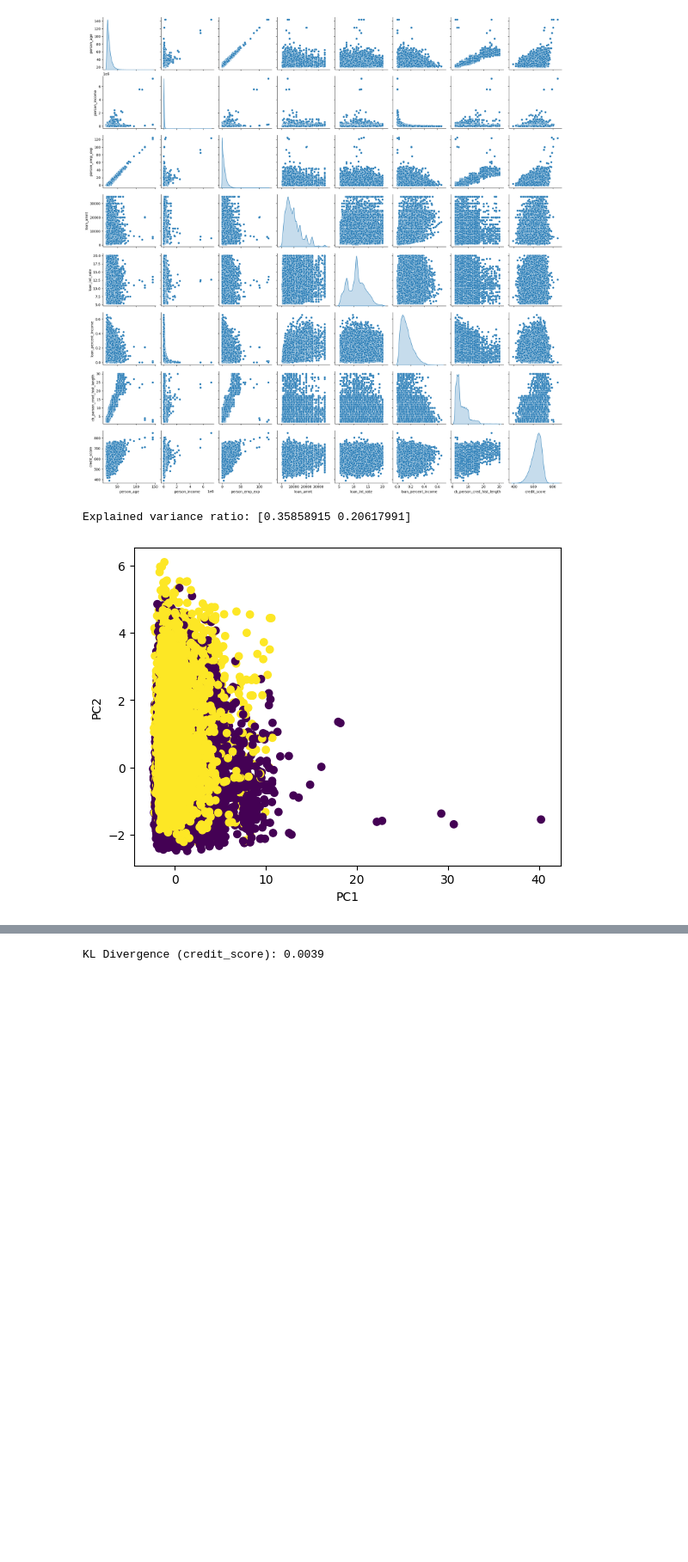
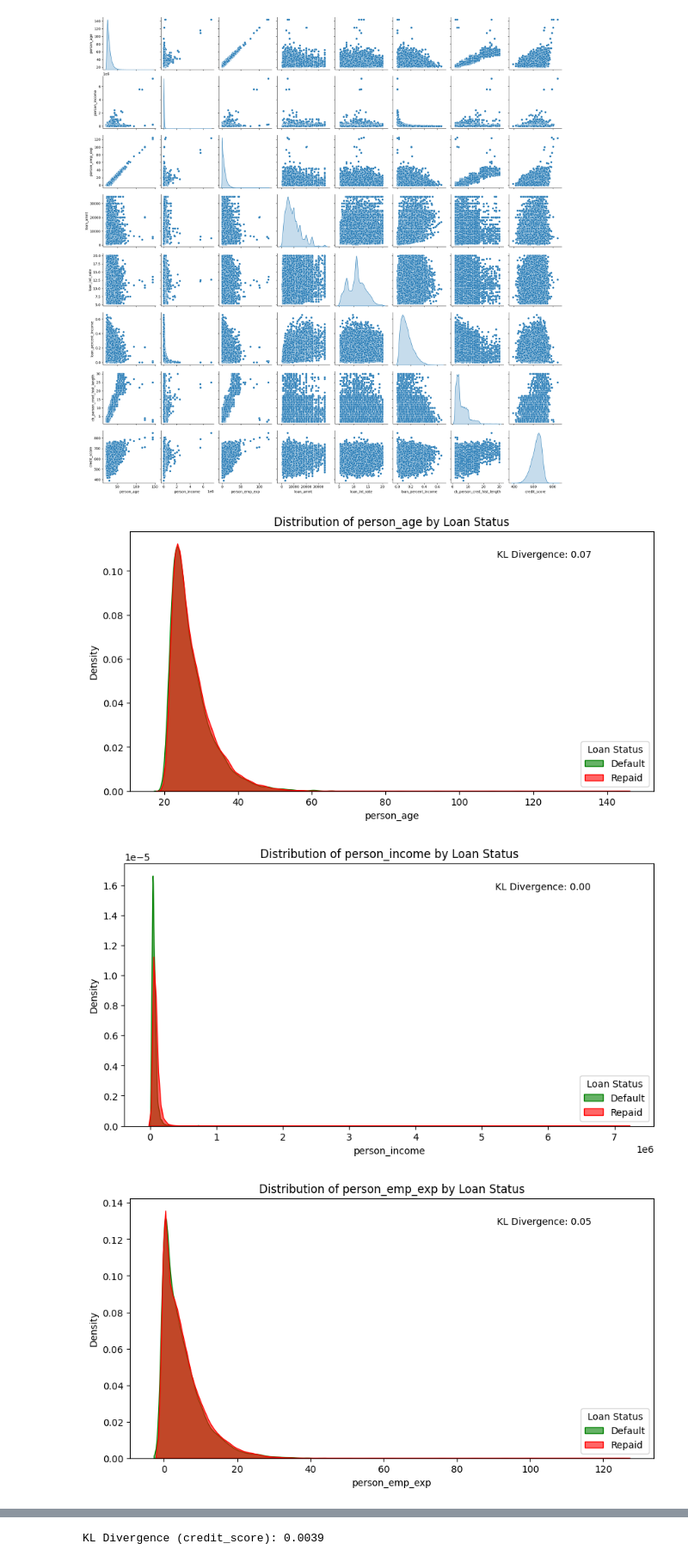
Before and after one commit to samuelbaldwin05/PredictingLoanDefaults, a Jupyter notebook: notebooks/loan_default.ipynb, the cells around one changed output, grey strips where cells are left out. Shown at 86% size. Saved outputs shown, nothing was run; the diff lists cells and outputs as text; code cells hidden in the pictures; blank space fills up the shorter version.

```diff
--- a/notebooks/loan_default.ipynb
+++ b/notebooks/loan_default.ipynb
@@ -204,26 +205,6 @@ Passing `palette` without assigning `hue` is deprecated and will be removed in v
 [figure]
 [figure]
 [figure]
-# %%
-from sklearn.decomposition import PCA
-from sklearn.preprocessing import StandardScaler
-
-# Scale numeric data
-scaler = StandardScaler()
-X_scaled = scaler.fit_transform(numerical)
-
-# Apply PCA
-pca = PCA(n_components=2)
-X_pca = pca.fit_transform(X_scaled)
-print("Explained variance ratio:", pca.explained_variance_ratio_)
-
-# Plot PCA results
-plt.scatter(X_pca[:, 0], X_pca[:, 1], c=df['loan_status'].astype('category').cat.codes)
-plt.xlabel("PC1"); plt.ylabel("PC2")
-plt.show()
-# %% [output]
-Explained variance ratio: [0.35858915 0.20617991]
-[figure, old version]
 # %%
 import numpy as np
 from scipy.stats import gaussian_kde
@@ -251,3 +232,25 @@ def compute_kl_divergence(df, feature, target_class, eps=1e-10):
     kl_pq = np.sum(kl_div(p, q))
 
     return kl_pq
+# %%
+# Improved KDE plots with statistical tests
+for col in numeric_cols:
+    plt.figure(figsize=(10, 5))
+
+    # Plot KDE for each loan status
+    sns.kdeplot(data=df, x=col, hue='loan_status', fill=True, common_norm=False,
+                palette={0: 'red', 1: 'green'}, alpha=0.6)
+
+    # Calculate and display KL divergence
+    kl = compute_kl_divergence(df, col, 'loan_status')
+    plt.annotate(f'KL Divergence: {kl:.2f}', xy=(0.7, 0.9), xycoords='axes fraction')
+
+    plt.title(f'Distribution of {col} by Loan Status')
+    plt.xlabel(col)
+    plt.ylabel('Density')
+    plt.legend(title='Loan Status', labels=['Default', 'Repaid'])
+    plt.show()
+# %% [output]
+[figure, added]
+[figure, added]
+[figure, added]
```
Also changed, not shown: parts of 5 cells of this notebook, 1 other file.
